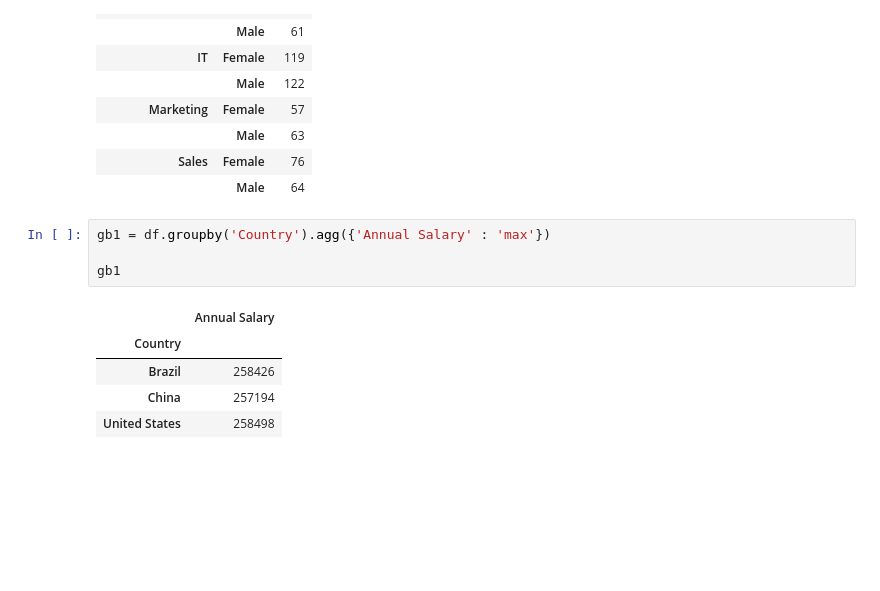
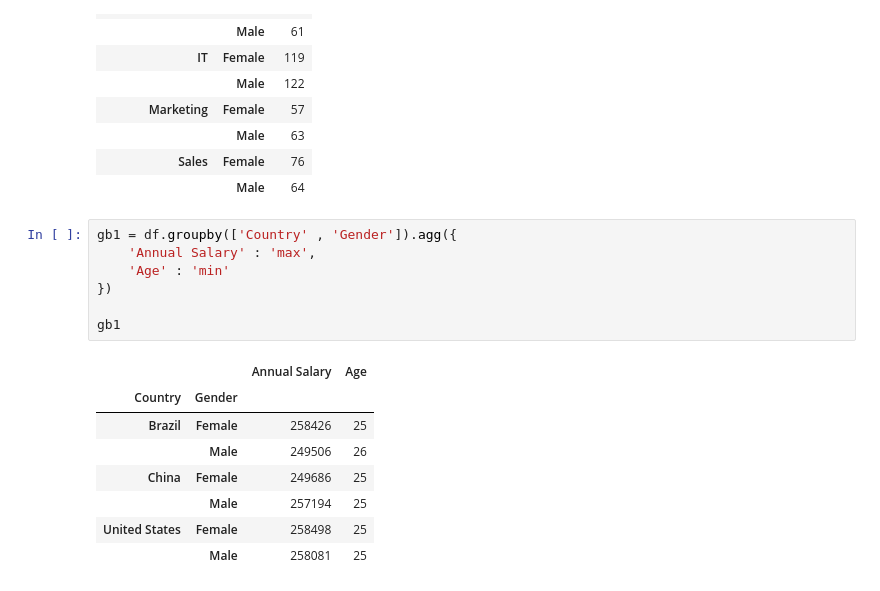
Before and after one commit to azaz9026/Pandas, a Jupyter notebook: python_pasdas.ipynb, the cells around one changed output. Drawn from its saved outputs; the diff is of its cells as text; blank space fills up the shorter version.

```diff
--- a/python_pasdas.ipynb
+++ b/python_pasdas.ipynb
@@ -530,12 +530,18 @@ gp
 | Sales | Female | 76 |
 |  | Male | 64 |
 # %%
-gb1 = df.groupby('Country').agg({'Annual Salary' : 'max'})
+gb1 = df.groupby(['Country' , 'Gender']).agg({
+    'Annual Salary' : 'max',
+    'Age' : 'min'
+})
 
 gb1
 # %% [output]
-|  | Annual Salary |
-| Country |  |
-| Brazil | 258426 |
-| China | 257194 |
-| United States | 258498 |
+|  |  | Annual Salary | Age |
+| Country | Gender |  |  |
+| Brazil | Female | 258426 | 25 |
+|  | Male | 249506 | 26 |
+| China | Female | 249686 | 25 |
+|  | Male | 257194 | 25 |
+| United States | Female | 258498 | 25 |
+|  | Male | 258081 | 25 |
```
Also changed, not shown: parts of 10 cells of this notebook.
